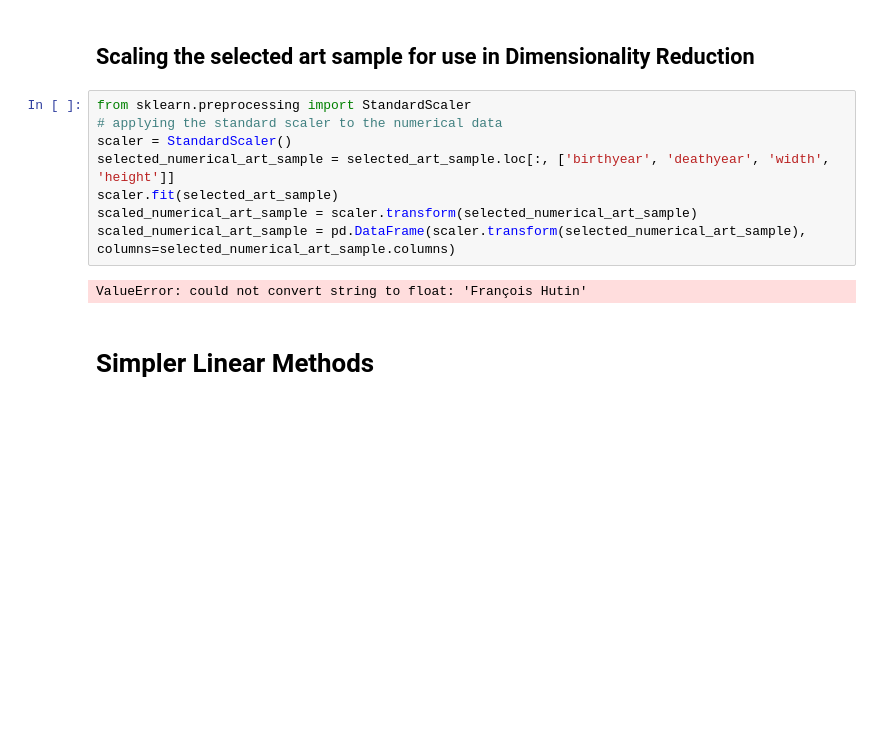
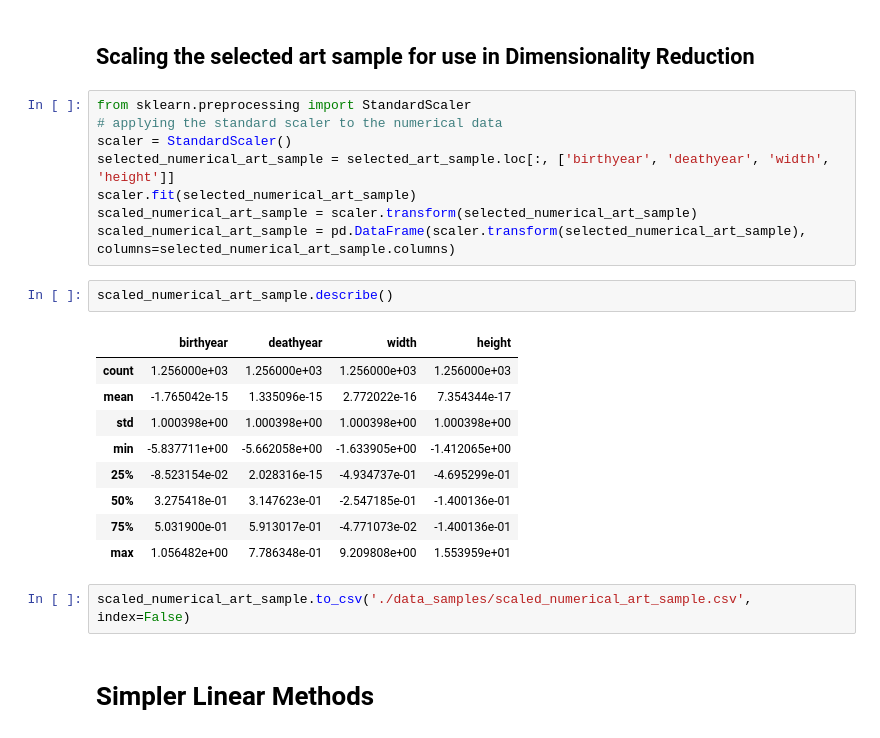
Before and after one commit to Bryan-Az/Dimensionality_Reduction, a Jupyter notebook: Dimensionality_Reduction.ipynb, the cells around one changed output. Saved outputs shown, nothing was run; the diff lists cells and outputs as text; blank space fills up the shorter version.

```diff
--- a/Dimensionality_Reduction.ipynb
+++ b/Dimensionality_Reduction.ipynb
@@ -140,11 +140,23 @@ from sklearn.preprocessing import StandardScaler
 # applying the standard scaler to the numerical data
 scaler = StandardScaler()
 selected_numerical_art_sample = selected_art_sample.loc[:, ['birthyear', 'deathyear', 'width', 'height']]
-scaler.fit(selected_art_sample)
+scaler.fit(selected_numerical_art_sample)
 scaled_numerical_art_sample = scaler.transform(selected_numerical_art_sample)
 scaled_numerical_art_sample = pd.DataFrame(scaler.transform(selected_numerical_art_sample), columns=selected_numerical_art_sample.columns)
-# %% [output]
-ValueError: could not convert string to float: 'François Hutin'
+# %%
+scaled_numerical_art_sample.describe()
+# %% [output]
+|  | birthyear | deathyear | width | height |
+| count | 1.256000e+03 | 1.256000e+03 | 1.256000e+03 | 1.256000e+03 |
+| mean | -1.765042e-15 | 1.335096e-15 | 2.772022e-16 | 7.354344e-17 |
+| std | 1.000398e+00 | 1.000398e+00 | 1.000398e+00 | 1.000398e+00 |
+| min | -5.837711e+00 | -5.662058e+00 | -1.633905e+00 | -1.412065e+00 |
+| 25% | -8.523154e-02 | 2.028316e-15 | -4.934737e-01 | -4.695299e-01 |
+| 50% | 3.275418e-01 | 3.147623e-01 | -2.547185e-01 | -1.400136e-01 |
+| 75% | 5.031900e-01 | 5.913017e-01 | -4.771073e-02 | -1.400136e-01 |
+| max | 1.056482e+00 | 7.786348e-01 | 9.209808e+00 | 1.553959e+01 |
+# %%
+scaled_numerical_art_sample.to_csv('./data_samples/scaled_numerical_art_sample.csv', index=False)
 # %% [markdown]
 # Simpler Linear Methods
 # %% [markdown]
```
Also changed, not shown: parts of 19 cells of this notebook.
